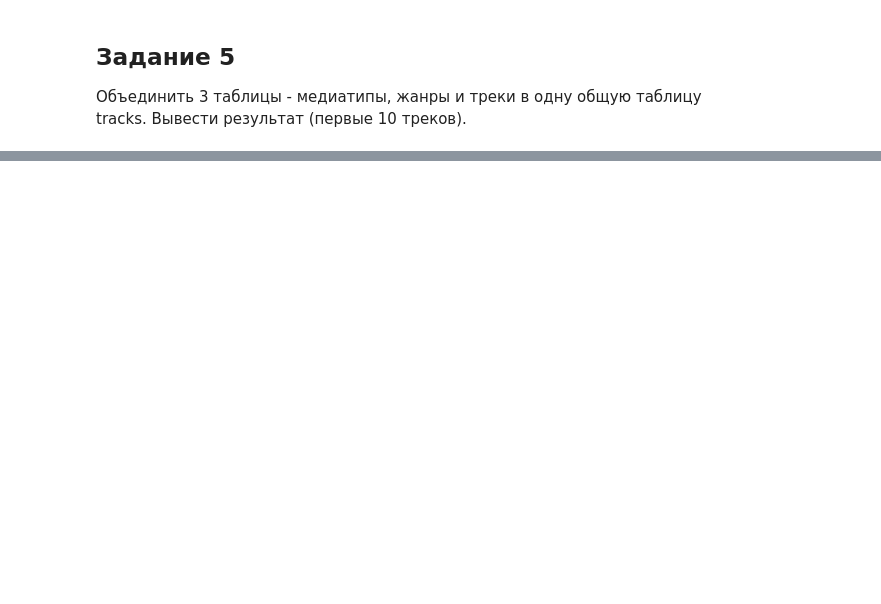
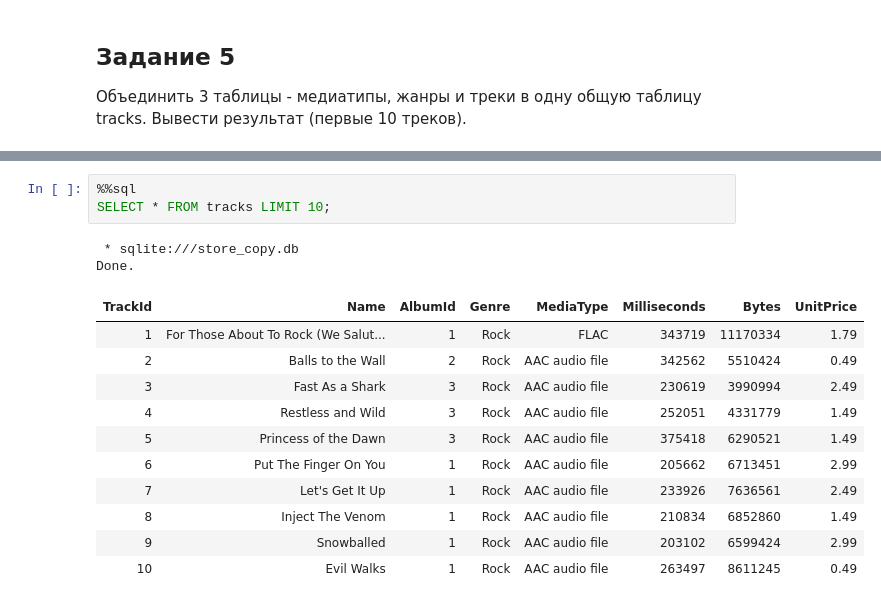
Before and after one commit to SWYARE/MIREAproject, a Jupyter notebook: Лабораторная_4.ipynb, the cells around one changed output, grey strips where cells are left out. Cells and saved outputs as stored; diff of their text form; blank space fills up the shorter version.

```diff
--- a/Лабораторная_4.ipynb
+++ b/Лабораторная_4.ipynb
@@ -132,0 +340,17 @@ JOIN media_types mt ON t.MediaTypeId = mt.MediaTypeId;]
+# %%
+%%sql
+SELECT * FROM tracks LIMIT 10;
+# %% [output]
+ * sqlite:///store_copy.db
+Done.
+| TrackId | Name | AlbumId | Genre | MediaType | Milliseconds | Bytes | UnitPrice |
+| 1 | For Those About To Rock (We Salut... | 1 | Rock | FLAC | 343719 | 11170334 | 1.79 |
+| 2 | Balls to the Wall | 2 | Rock | AAC audio file | 342562 | 5510424 | 0.49 |
+| 3 | Fast As a Shark | 3 | Rock | AAC audio file | 230619 | 3990994 | 2.49 |
+| 4 | Restless and Wild | 3 | Rock | AAC audio file | 252051 | 4331779 | 1.49 |
+| 5 | Princess of the Dawn | 3 | Rock | AAC audio file | 375418 | 6290521 | 1.49 |
+| 6 | Put The Finger On You | 1 | Rock | AAC audio file | 205662 | 6713451 | 2.99 |
+| 7 | Let's Get It Up | 1 | Rock | AAC audio file | 233926 | 7636561 | 2.49 |
+| 8 | Inject The Venom | 1 | Rock | AAC audio file | 210834 | 6852860 | 1.49 |
+| 9 | Snowballed | 1 | Rock | AAC audio file | 203102 | 6599424 | 2.99 |
+| 10 | Evil Walks | 1 | Rock | AAC audio file | 263497 | 8611245 | 0.49 |
```
Also changed, not shown: parts of 15 cells of this notebook.
